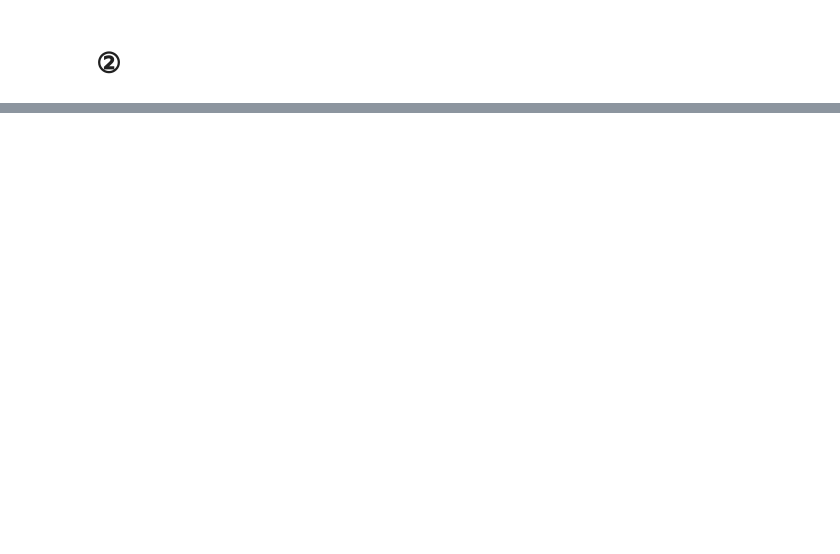
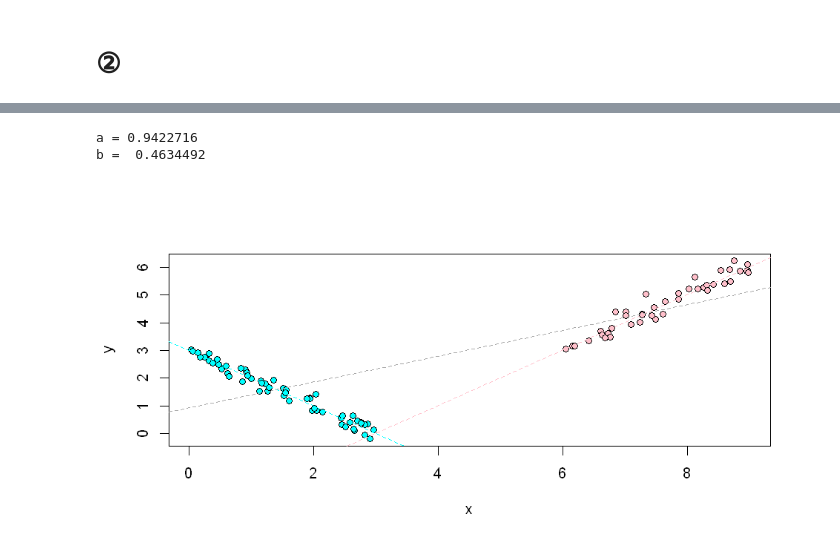
Before and after one commit to Elijas/regression-analysis-lab, a Jupyter notebook: 190903.ipynb, the cells around one changed output, grey strips where cells are left out. Saved outputs shown, nothing was run; the diff lists cells and outputs as text; code cells hidden in the pictures; blank space fills up the shorter version.

```diff
--- a/190903.ipynb
+++ b/190903.ipynb
@@ -39,0 +252,6 @@ a.ivert - a.tikr b ivert - b.tikr
+# %%
+fit_and_plot_with_shift(x.shift=6, y.shift=3)
+# %% [output]
+a = 0.9422716
+b =  0.4634492
+[figure, added]
```
Also changed, not shown: parts of 33 cells of this notebook.
